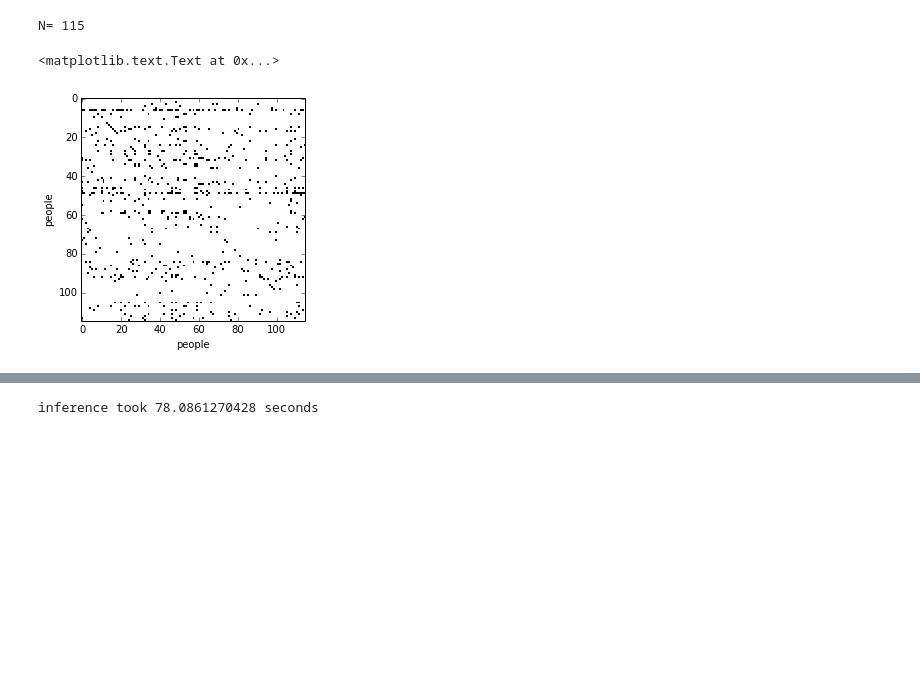
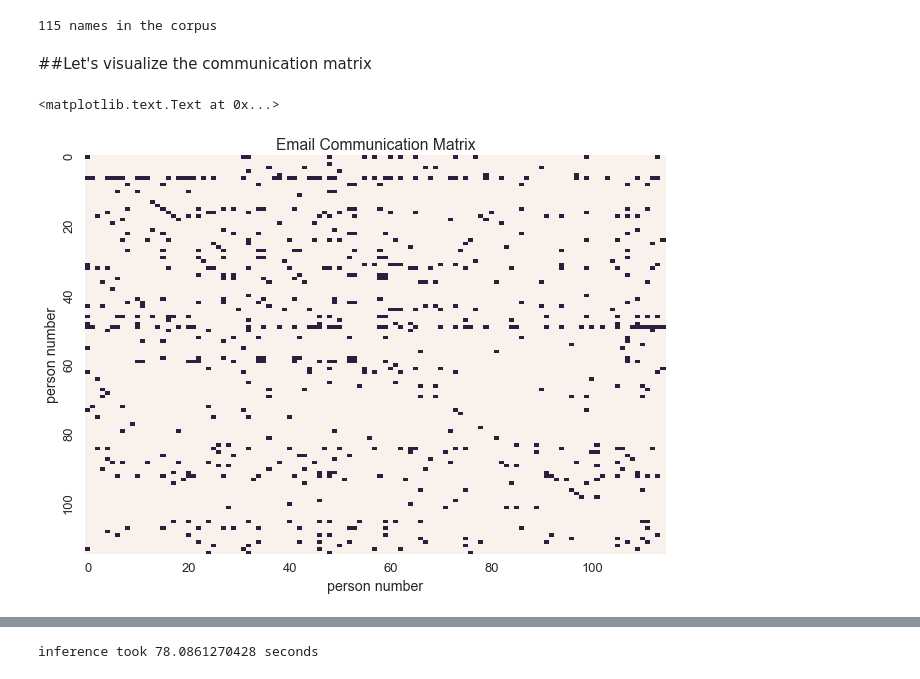
Before and after one commit to datamicroscopes/kernels, a Jupyter notebook: examples/enron-email.ipynb, the cells around one changed output, grey strips where cells are left out. Drawn from its saved outputs; the diff is of its cells as text; code cells hidden in the pictures; blank space fills up the shorter version.

```diff
--- a/examples/enron-email.ipynb
+++ b/examples/enron-email.ipynb
@@ -8,5 +11,6 @@ import itertools as it
 import numpy as np
 import matplotlib.pylab as plt
 import matplotlib.patches as patches
-
 from multiprocessing import cpu_count
+import seaborn as sns
+sns.set_context('talk')
@@ -38,13 +44,17 @@ for sender, receivers in communications:
         receiver_id = namemap[receiver]
         communications_relation[sender_id, receiver_id] = True
 
-print "N=", N
+print "%d names in the corpus" % N
 # %% [output]
-N= 115
+115 names in the corpus
-# %%
-plt.imshow(communications_relation, cmap=plt.cm.binary, interpolation='nearest')
-plt.xlabel('people')
-plt.ylabel('people')
-# %% [output]
-<matplotlib.text.Text at 0x...>
-[figure, removed]
+# %% [markdown]
+##Let's visualize the communication matrix
+# %%
+labels = [i if i%20 == 0 else '' for i in xrange(N)]
+sns.heatmap(communications_relation, linewidths=0, cbar=False, xticklabels=labels, yticklabels=labels)
+plt.xlabel('person number')
+plt.ylabel('person number')
+plt.title('Email Communication Matrix')
+# %% [output]
+<matplotlib.text.Text at 0x...>
+[figure, added]
```
Also changed, not shown: parts of 11 cells of this notebook.
